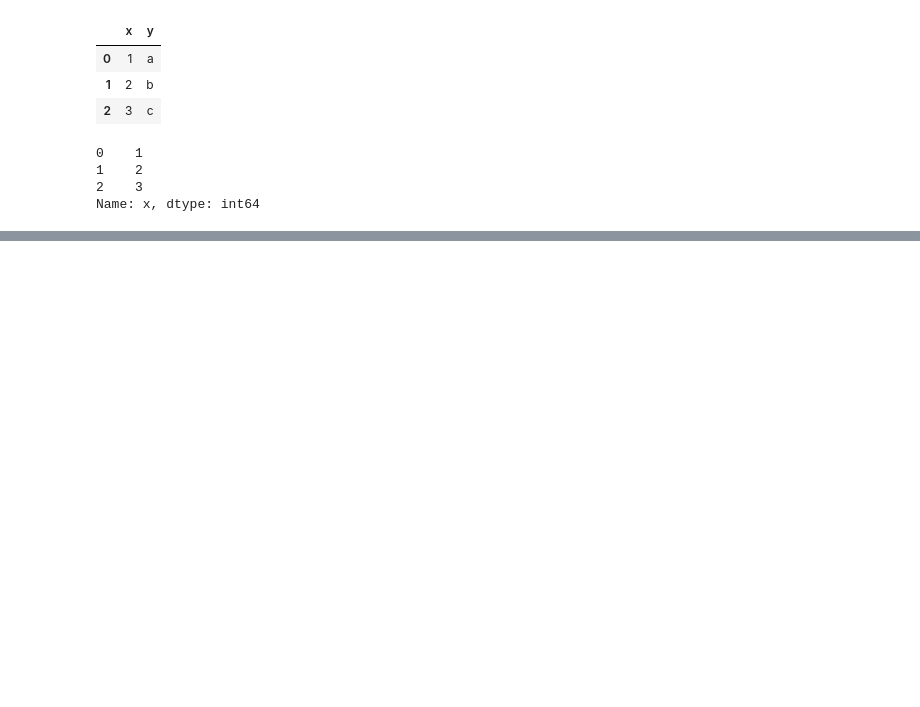
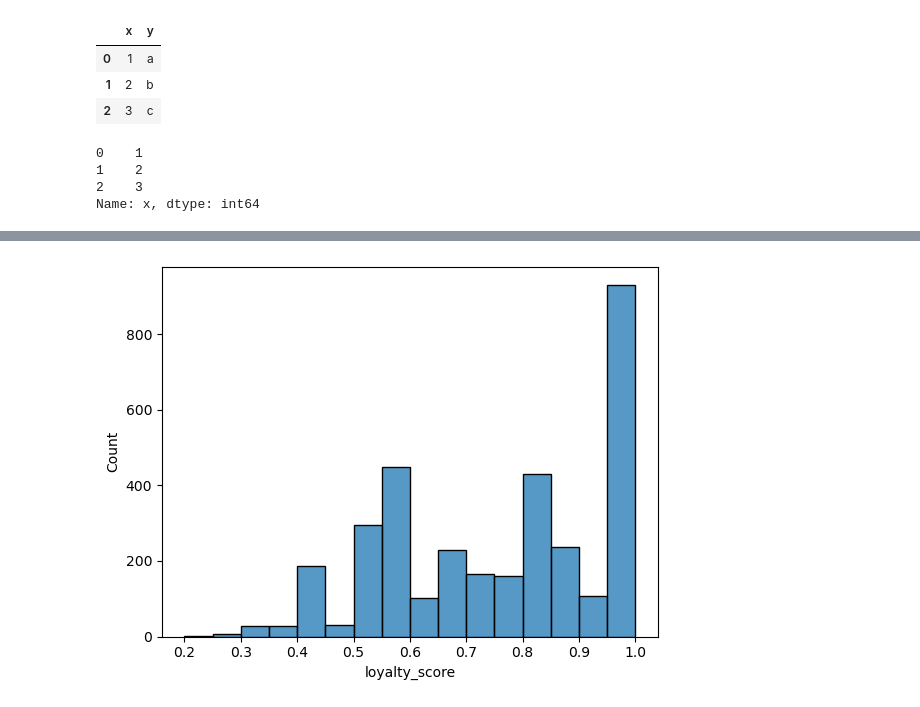
Before and after one commit to bugab0o/DA_trial_stepik_Karpov, a Jupyter notebook: draft_lectures.ipynb, the cells around one changed output, grey strips where cells are left out. Drawn from its saved outputs; the diff is of its cells as text; code cells hidden in the pictures; blank space fills up the shorter version.

```diff
--- a/draft_lectures.ipynb
+++ b/draft_lectures.ipynb
@@ -442,0 +565,4 @@ Name: x, dtype: int64
+# %%
+ax = sns.histplot(loyalty_df.loyalty_score, kde=False)
+# %% [output]
+[figure, added]
```
Also changed, not shown: parts of 20 cells of this notebook, 2 other files.
